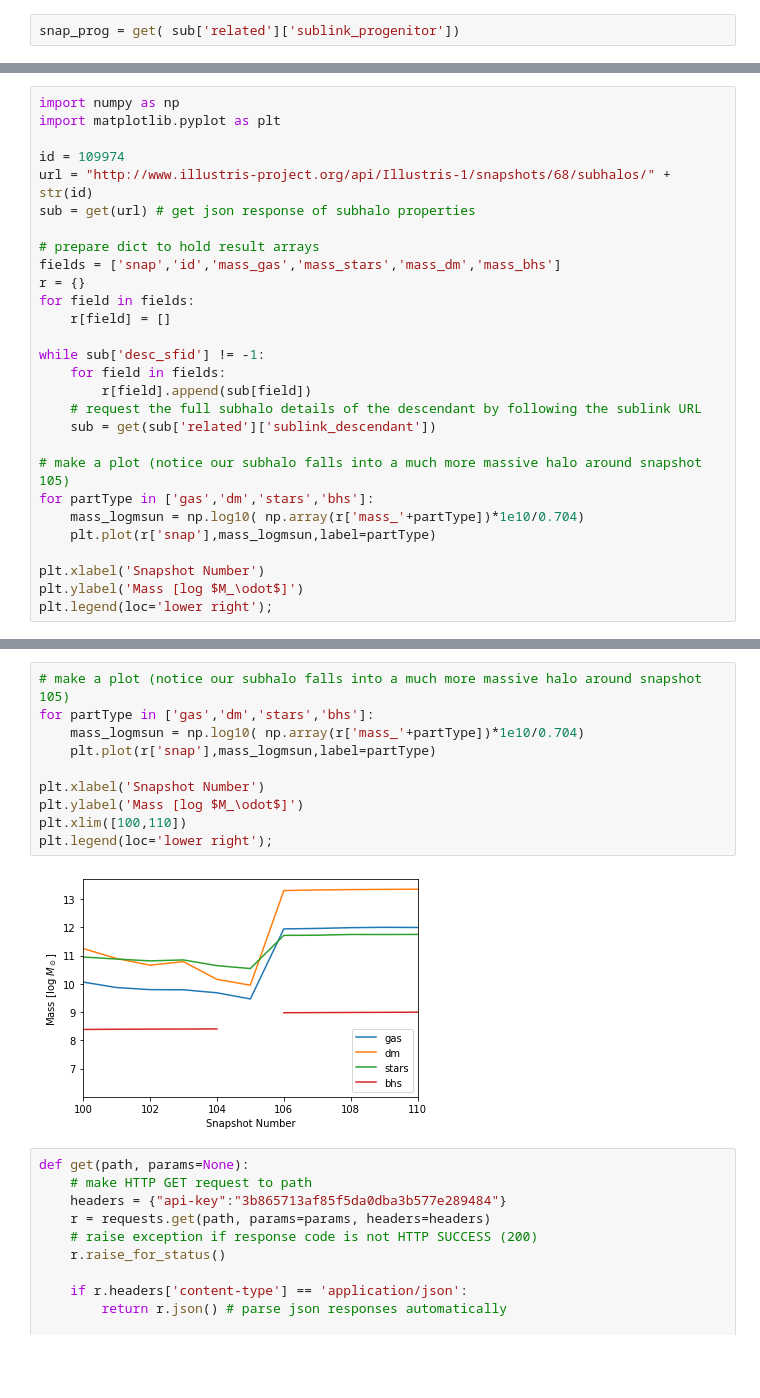
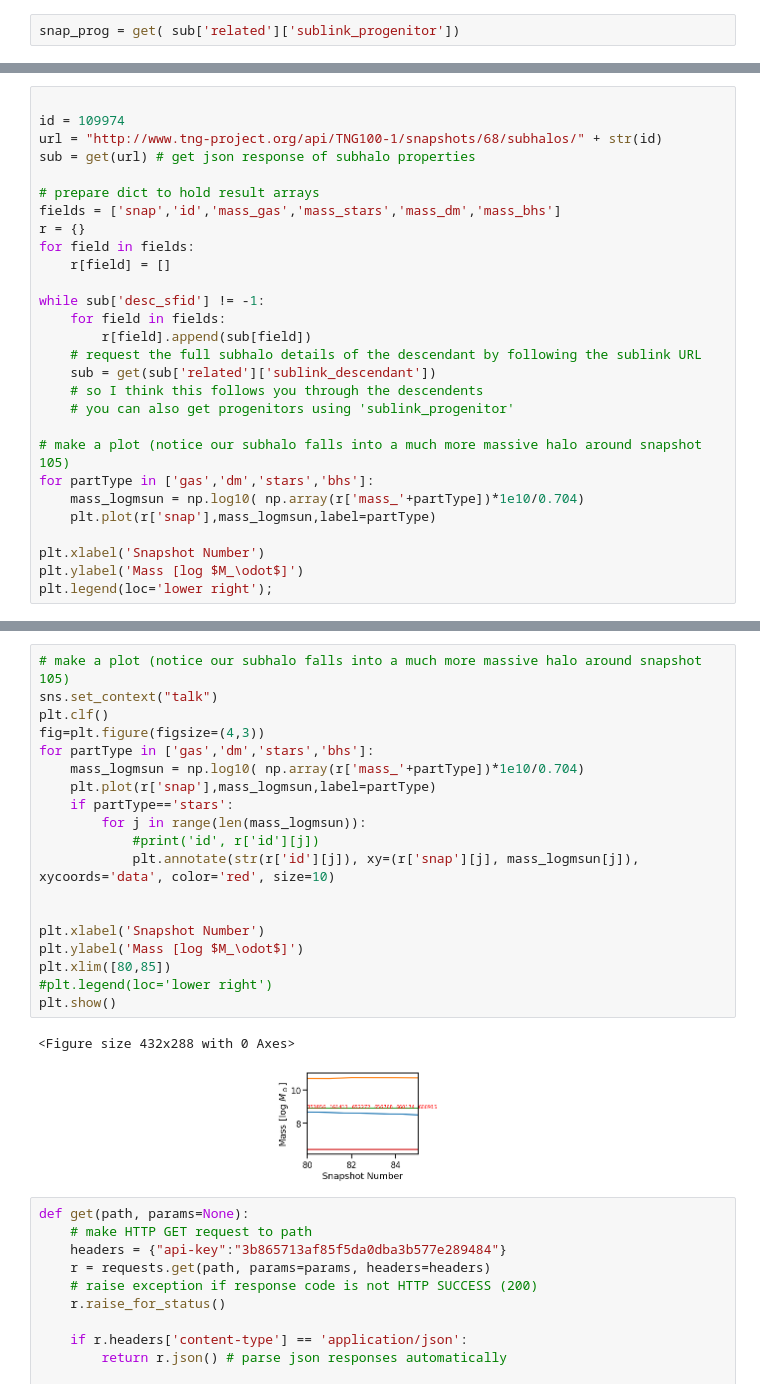
Before and after one commit to beckynevin/mockIllustris, a Jupyter notebook: Illustris_API_TNG100.ipynb, the cells around one changed output, grey strips where cells are left out. Saved outputs shown, nothing was run; the diff lists cells and outputs as text; blank space fills up the shorter version.

```diff
--- a/Illustris_API_TNG100.ipynb
+++ b/Illustris_API_TNG100.ipynb
@@ -144,9 +143,7 @@ KeyboardInterrupt:
 # %%
-import numpy as np
-import matplotlib.pyplot as plt
 
 id = 109974
-url = "http://www.illustris-project.org/api/Illustris-1/snapshots/68/subhalos/" + str(id)
+url = "http://www.tng-project.org/api/TNG100-1/snapshots/68/subhalos/" + str(id)
 sub = get(url) # get json response of subhalo properties
 
 # prepare dict to hold result arrays
@@ -160,6 +157,8 @@ while sub['desc_sfid'] != -1:
         r[field].append(sub[field])
     # request the full subhalo details of the descendant by following the sublink URL
     sub = get(sub['related']['sublink_descendant'])
+    # so I think this follows you through the descendents
+    # you can also get progenitors using 'sublink_progenitor'
 
 # make a plot (notice our subhalo falls into a much more massive halo around snapshot 105)
 for partType in ['gas','dm','stars','bhs']:
@@ -175,15 +173,25 @@ NameError: name 'STOP' is not defined
 # %%
 # make a plot (notice our subhalo falls into a much more massive halo around snapshot 105)
+sns.set_context("talk")
+plt.clf()
+fig=plt.figure(figsize=(4,3))
 for partType in ['gas','dm','stars','bhs']:
     mass_logmsun = np.log10( np.array(r['mass_'+partType])*1e10/0.704)
     plt.plot(r['snap'],mass_logmsun,label=partType)
+    if partType=='stars':
+        for j in range(len(mass_logmsun)):
+            #print('id', r['id'][j])
+            plt.annotate(str(r['id'][j]), xy=(r['snap'][j], mass_logmsun[j]), xycoords='data', color='red', size=10)
+
 
 plt.xlabel('Snapshot Number')
 plt.ylabel('Mass [log $M_\odot$]')
-plt.xlim([100,110])
-plt.legend(loc='lower right');
+plt.xlim([80,85])
+#plt.legend(loc='lower right')
+plt.show()
 # %% [output]
+<Figure size 432x288 with 0 Axes>
-[figure, old version]
+[figure, new version]
 # %%
 def get(path, params=None):
     # make HTTP GET request to path
```
Also changed, not shown: parts of 34 cells of this notebook.
